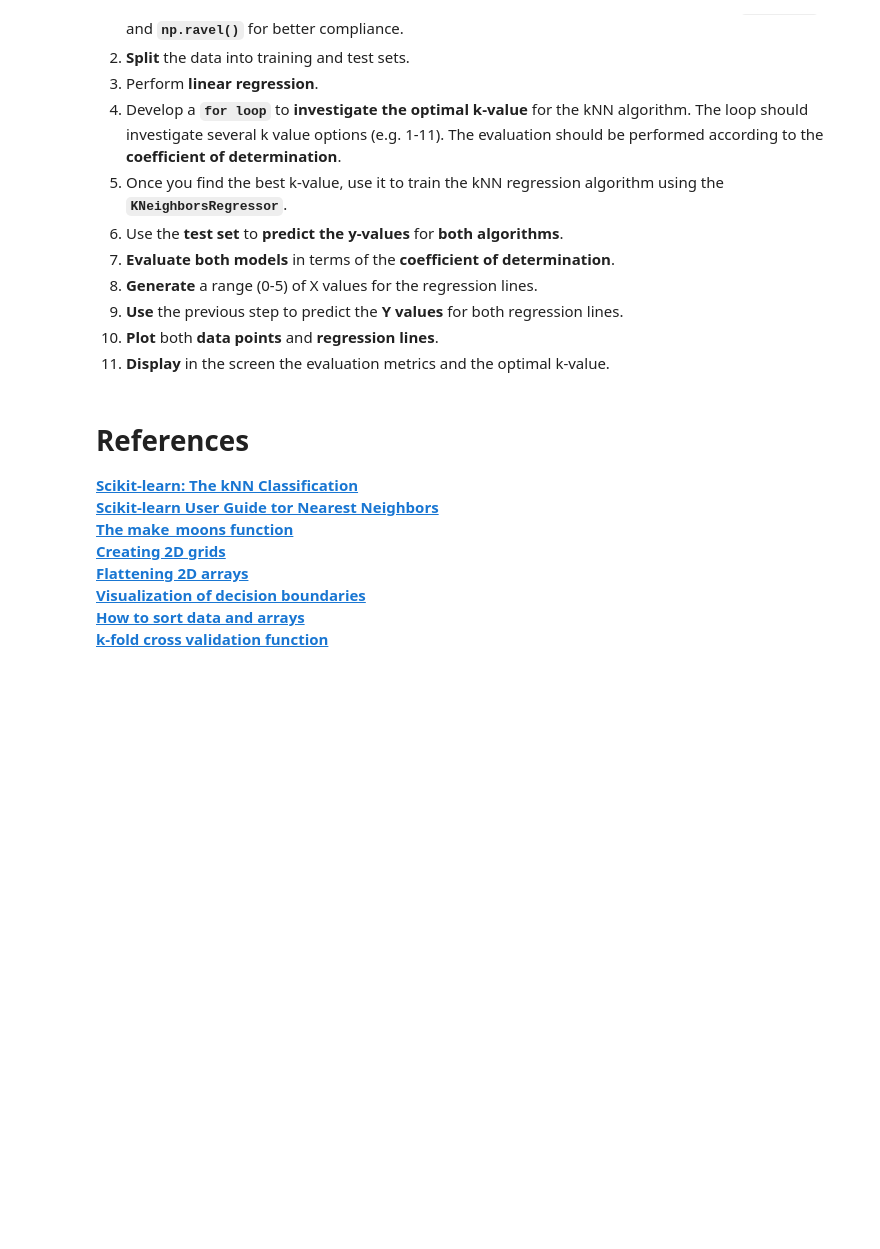
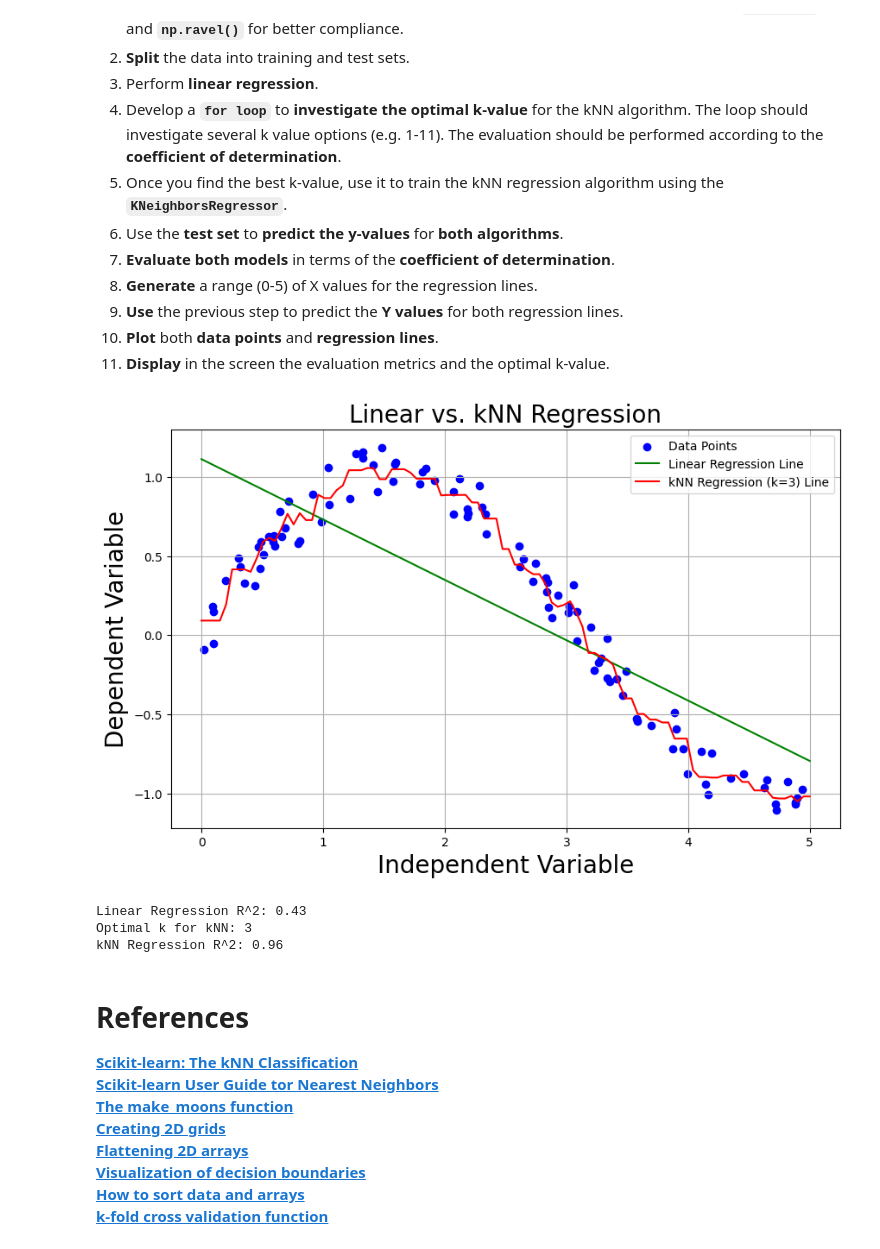
Before and after one commit to Teddiex/CMP3751M-Machine-Learning, a Jupyter notebook: WEEK4/Workshop 4.ipynb, the cells around one changed output. Drawn from its saved outputs; the diff is of its cells as text; code cells hidden in the pictures; blank space fills up the shorter version.

```diff
--- a/WEEK4/Workshop 4.ipynb
+++ b/WEEK4/Workshop 4.ipynb
@@ -382,6 +382,77 @@ This exercise (optional assignment) is for the interested ones that wish to inve
 1. __Use__ the previous step to predict the __Y values__ for both regression lines.
 1. __Plot__ both __data points__ and __regression lines__.
 1. __Display__ in the screen the evaluation metrics and the optimal k-value.
+# %%
+import numpy as np
+import matplotlib.pyplot as plt
+from sklearn.model_selection import cross_val_score, train_test_split
+from sklearn.linear_model import LinearRegression
+from sklearn.neighbors import KNeighborsRegressor
+from sklearn.metrics import r2_score
+
+# Generate synthetic data with a nonlinear relationship
+points=100
+np.random.seed(0)
+X = np.sort(5 * np.random.rand(points, 1), axis=0)
+y = np.sin(X).ravel() + 0.1 * np.random.randn(points)
+
+# Split the data into training and testing sets
+X_train, X_test, y_train, y_test = train_test_split(X, y, test_size=0.2, random_state=42)
+
+# Linear Regression
+linear_reg = LinearRegression()
+linear_reg.fit(X_train, y_train)
+linear_pred = linear_reg.predict(X_test)
+
+# kNN Regression with cross-validation to find the optimal k
+best_k = None
+best_r2 = -1
+
+for k in range(1, 11):
+    knn_reg = KNeighborsRegressor(n_neighbors=k)
+    r2_scores = cross_val_score(knn_reg, X_train, y_train, cv=5, scoring='r2')
+    mean_r2 = np.mean(r2_scores)
+
+    if mean_r2 > best_r2:
+        best_k = k
+        best_r2 = mean_r2
+
+# Train the kNN regression with the best k value
+best_knn_reg = KNeighborsRegressor(n_neighbors=best_k)
+best_knn_reg.fit(X_train, y_train)
+knn_pred = best_knn_reg.predict(X_test)
+
+# Calculate R^2 for both models
+linear_r2 = r2_score(y_test, linear_pred)
+knn_r2 = r2_score(y_test, knn_pred)
+
+# Generate a range of X values for the regression lines
+X_range = np.linspace(0, 5, 100).reshape(-1, 1)
+
+# Predict the Y values for the regression lines
+linear_regression_line = linear_reg.predict(X_range)
+knn_regression_line = best_knn_reg.predict(X_range)
+
+# Plot the data points and regression lines
+plt.figure(figsize=(10, 6))
+plt.scatter(X, y, c='b', label='Data Points')
+plt.plot(X_range, linear_regression_line, color='g', label='Linear Regression Line')
+plt.plot(X_range, knn_regression_line, color='r', label=f'kNN Regression (k={best_k}) Line')
+plt.xlabel("Independent Variable", fontsize=20)
+plt.ylabel("Dependent Variable", fontsize=20)
+plt.grid(True)
+plt.legend()
+plt.title("Linear vs. kNN Regression", fontsize=20)
+plt.show()
+
+print(f"Linear Regression R^2: {linear_r2:.2f}")
+print(f"Optimal k for kNN: {best_k}")
+print(f"kNN Regression R^2: {knn_r2:.2f}")
+# %% [output]
+[figure, added]
+Linear Regression R^2: 0.43
+Optimal k for kNN: 3
+kNN Regression R^2: 0.96
 # %% [markdown]
 # References
 __[Scikit-learn: The kNN Classification](https://scikit-learn.org/stable/modules/generated/sklearn.neighbors.KNeighborsClassifier.html)__
```
Also changed, not shown: 4 other files.
